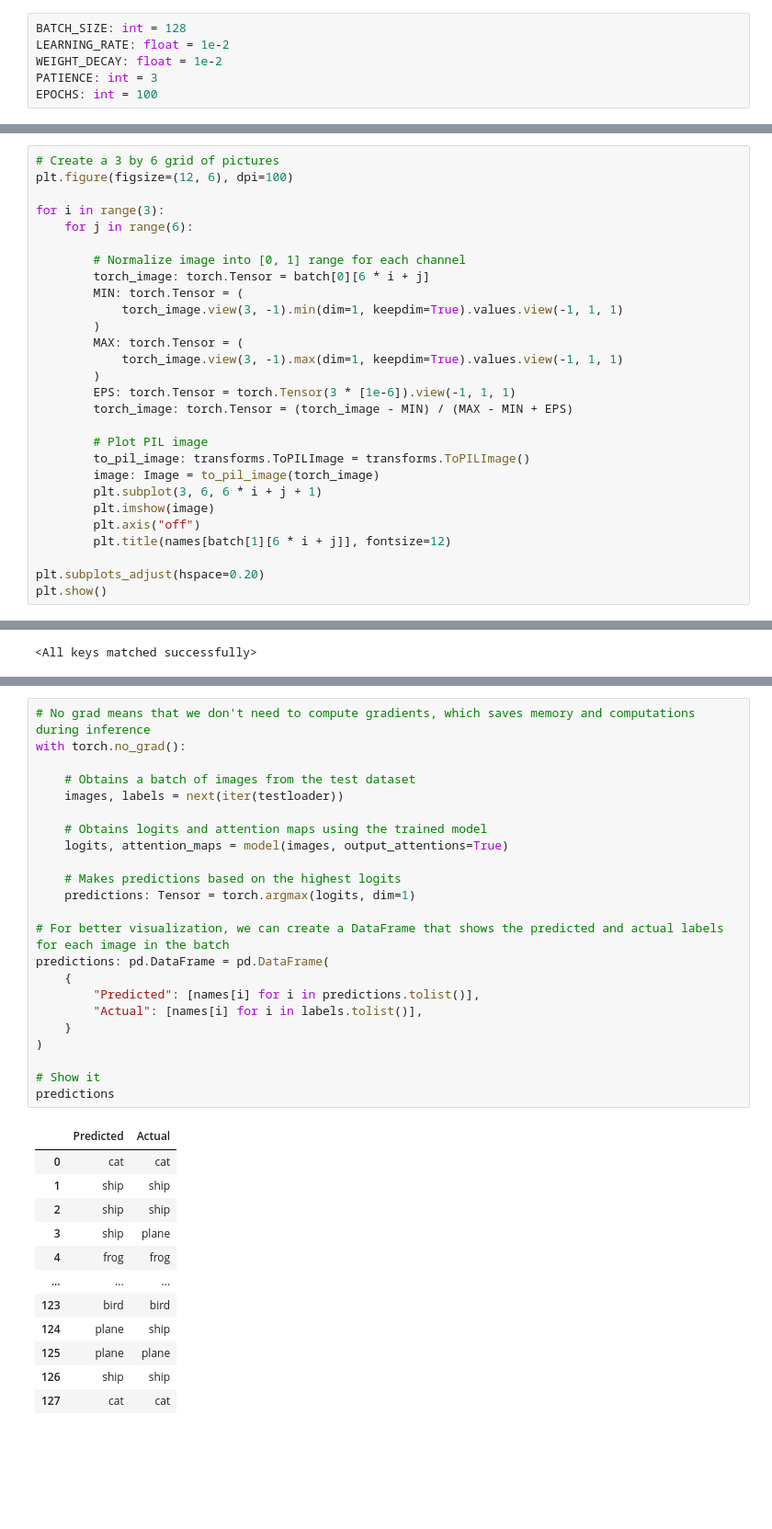
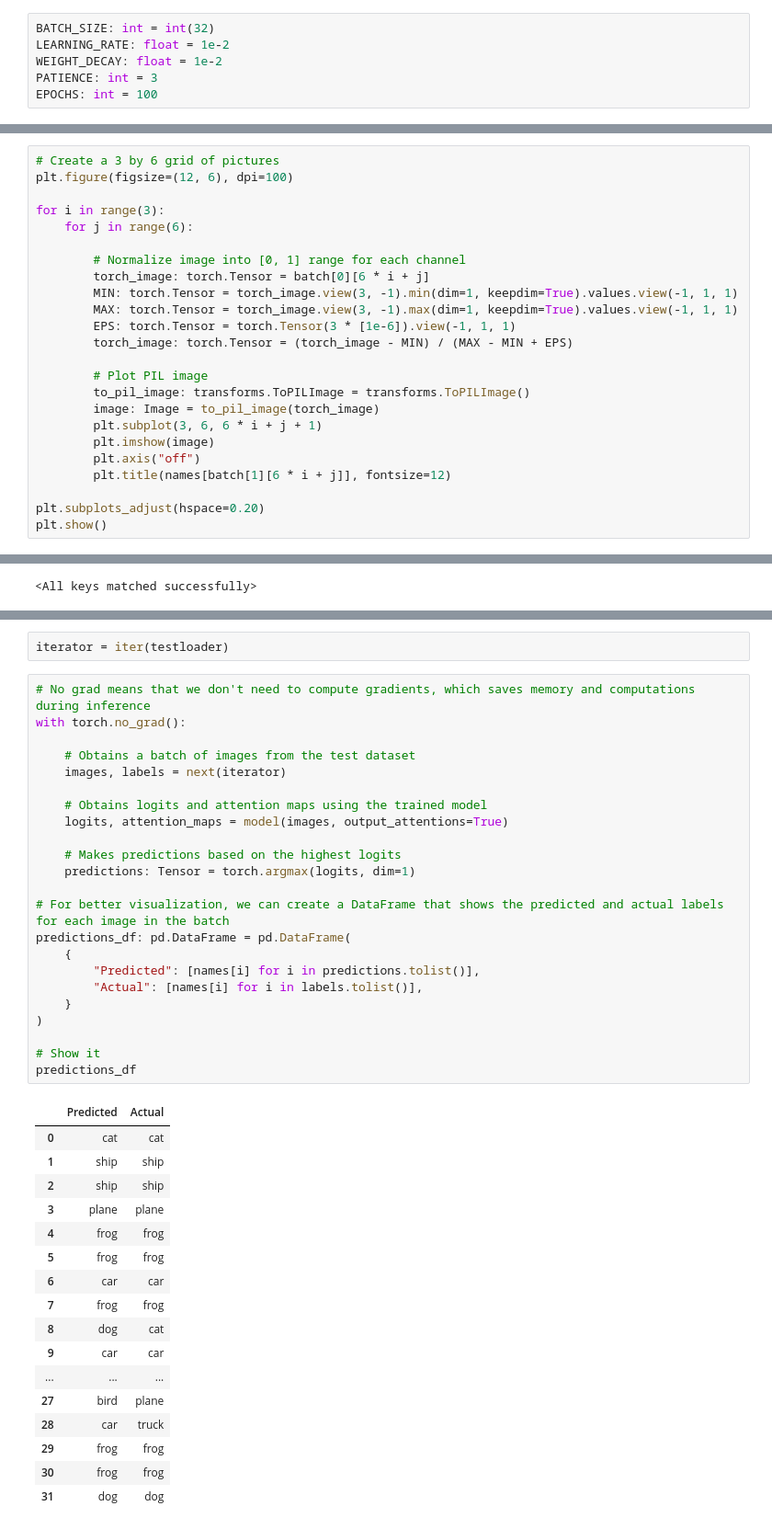
Before and after one commit to SandroAlex/llms-build-and-deploy, a Jupyter notebook: learning/build_a_text_to_image_generator_from_scratch/03_classify_images_with_a_vision_transformer.ipynb, the cells around one changed output, grey strips where cells are left out. Shown at 92% size. Cells and saved outputs as stored; diff of their text form; blank space fills up the shorter version.

```diff
--- a/learning/build_a_text_to_image_generator_from_scratch/03_classify_images_with_a_vision_transformer.ipynb
+++ b/learning/build_a_text_to_image_generator_from_scratch/03_classify_images_with_a_vision_transformer.ipynb
@@ -58,7 +58,7 @@ from llmsplay.transformers.vision.train import EarlyStop, train_batch
 # %% [markdown]
 ## Experiment Configuration
 # %%
-BATCH_SIZE: int = 128
+BATCH_SIZE: int = int(32)
 LEARNING_RATE: float = 1e-2
 WEIGHT_DECAY: float = 1e-2
 PATIENCE: int = 3
@@ -204,12 +204,8 @@ for i in range(3):
 
         # Normalize image into [0, 1] range for each channel
         torch_image: torch.Tensor = batch[0][6 * i + j]
-        MIN: torch.Tensor = (
-            torch_image.view(3, -1).min(dim=1, keepdim=True).values.view(-1, 1, 1)
-        )
-        MAX: torch.Tensor = (
-            torch_image.view(3, -1).max(dim=1, keepdim=True).values.view(-1, 1, 1)
-        )
+        MIN: torch.Tensor = torch_image.view(3, -1).min(dim=1, keepdim=True).values.view(-1, 1, 1)
+        MAX: torch.Tensor = torch_image.view(3, -1).max(dim=1, keepdim=True).values.view(-1, 1, 1)
         EPS: torch.Tensor = torch.Tensor(3 * [1e-6]).view(-1, 1, 1)
         torch_image: torch.Tensor = (torch_image - MIN) / (MAX - MIN + EPS)
 
@@ -510,39 +493,46 @@ ViTForClassfication(
   )
   (classifier): Linear(in_features=48, out_features=10, bias=True)
 )
+# %%
+iterator = iter(testloader)
 # %%
 # No grad means that we don't need to compute gradients, which saves memory and computations during inference
 with torch.no_grad():
 
     # Obtains a batch of images from the test dataset
-    images, labels = next(iter(testloader))
+    images, labels = next(iterator)
 
     # Obtains logits and attention maps using the trained model
     logits, attention_maps = model(images, output_attentions=True)
 
     # Makes predictions based on the highest logits
     predictions: Tensor = torch.argmax(logits, dim=1)
 
 # For better visualization, we can create a DataFrame that shows the predicted and actual labels for each image in the batch
-predictions: pd.DataFrame = pd.DataFrame(
+predictions_df: pd.DataFrame = pd.DataFrame(
     {
         "Predicted": [names[i] for i in predictions.tolist()],
         "Actual": [names[i] for i in labels.tolist()],
     }
 )
 
 # Show it
-predictions
+predictions_df
 # %% [output]
 |  | Predicted | Actual |
 | 0 | cat | cat |
 | 1 | ship | ship |
 | 2 | ship | ship |
-| 3 | ship | plane |
+| 3 | plane | plane |
 | 4 | frog | frog |
+| 5 | frog | frog |
+| 6 | car | car |
+| 7 | frog | frog |
+| 8 | dog | cat |
+| 9 | car | car |
 | ... | ... | ... |
-| 123 | bird | bird |
-| 124 | plane | ship |
-| 125 | plane | plane |
-| 126 | ship | ship |
-| 127 | cat | cat |
+| 27 | bird | plane |
+| 28 | car | truck |
+| 29 | frog | frog |
+| 30 | frog | frog |
+| 31 | dog | dog |
```
Also changed, not shown: parts of 13 cells of this notebook.
